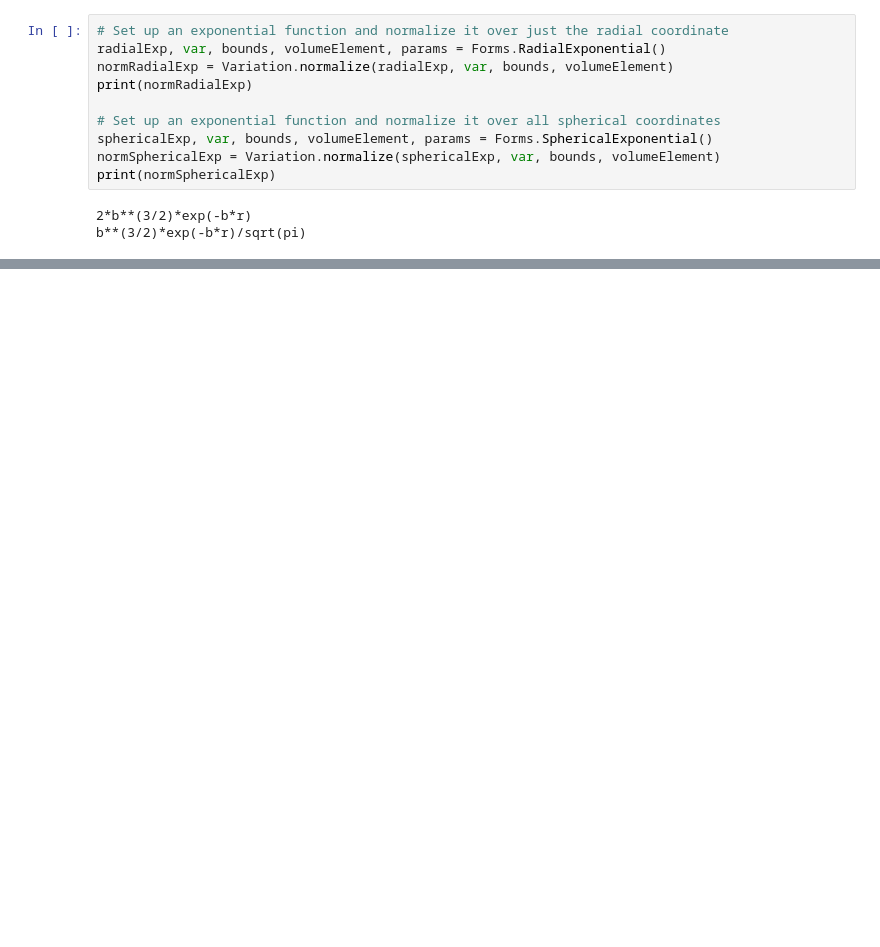
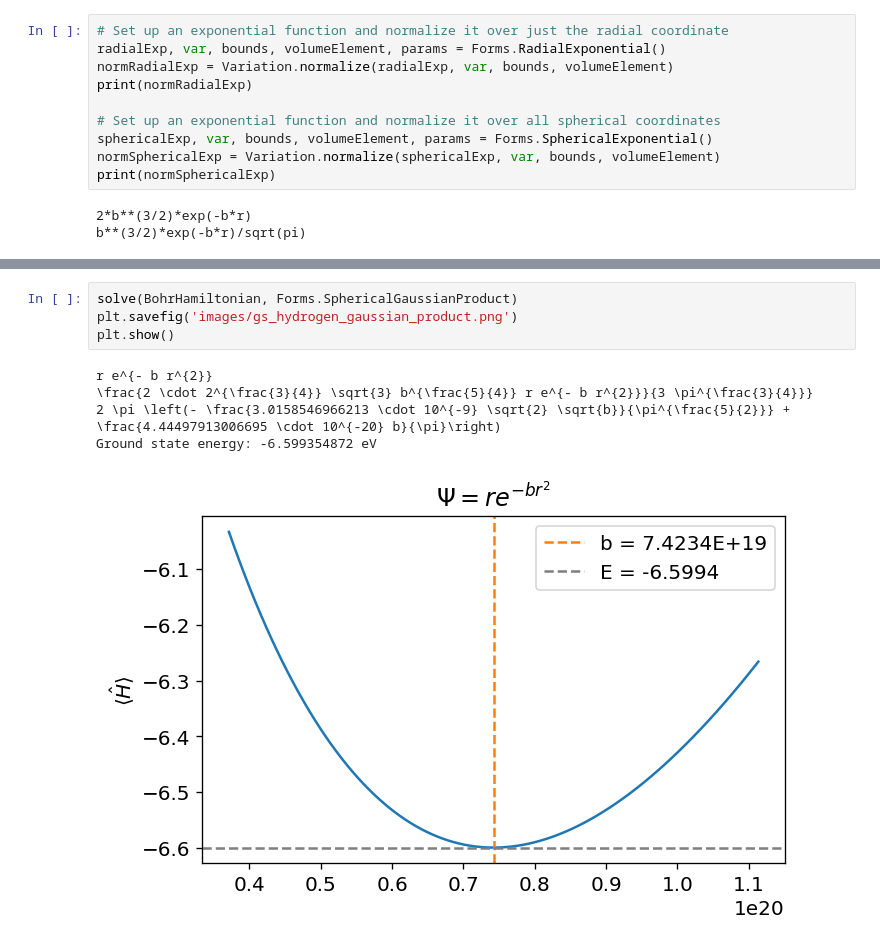
Before and after one commit to Jfeatherstone/VariationalSolver, a Jupyter notebook: GenericSolver.ipynb, the cells around one changed output, grey strips where cells are left out. Cells and saved outputs as stored; diff of their text form; blank space fills up the shorter version.

```diff
--- a/GenericSolver.ipynb
+++ b/GenericSolver.ipynb
@@ -119,0 +89,10 @@ Variation.multivariableMinimization(expr, [x, y], [1, 1])
+# %%
+solve(BohrHamiltonian, Forms.SphericalGaussianProduct)
+plt.savefig('images/gs_hydrogen_gaussian_product.png')
+plt.show()
+# %% [output]
+r e^{- b r^{2}}
+\frac{2 \cdot 2^{\frac{3}{4}} \sqrt{3} b^{\frac{5}{4}} r e^{- b r^{2}}}{3 \pi^{\frac{3}{4}}}
+2 \pi \left(- \frac{3.0158546966213 \cdot 10^{-9} \sqrt{2} \sqrt{b}}{\pi^{\frac{5}{2}}} + \frac{4.44497913006695 \cdot 10^{-20} b}{\pi}\right)
+Ground state energy: -6.599354872 eV
+[figure, added]
```
Also changed, not shown: parts of 10 cells of this notebook, 5 other files.
